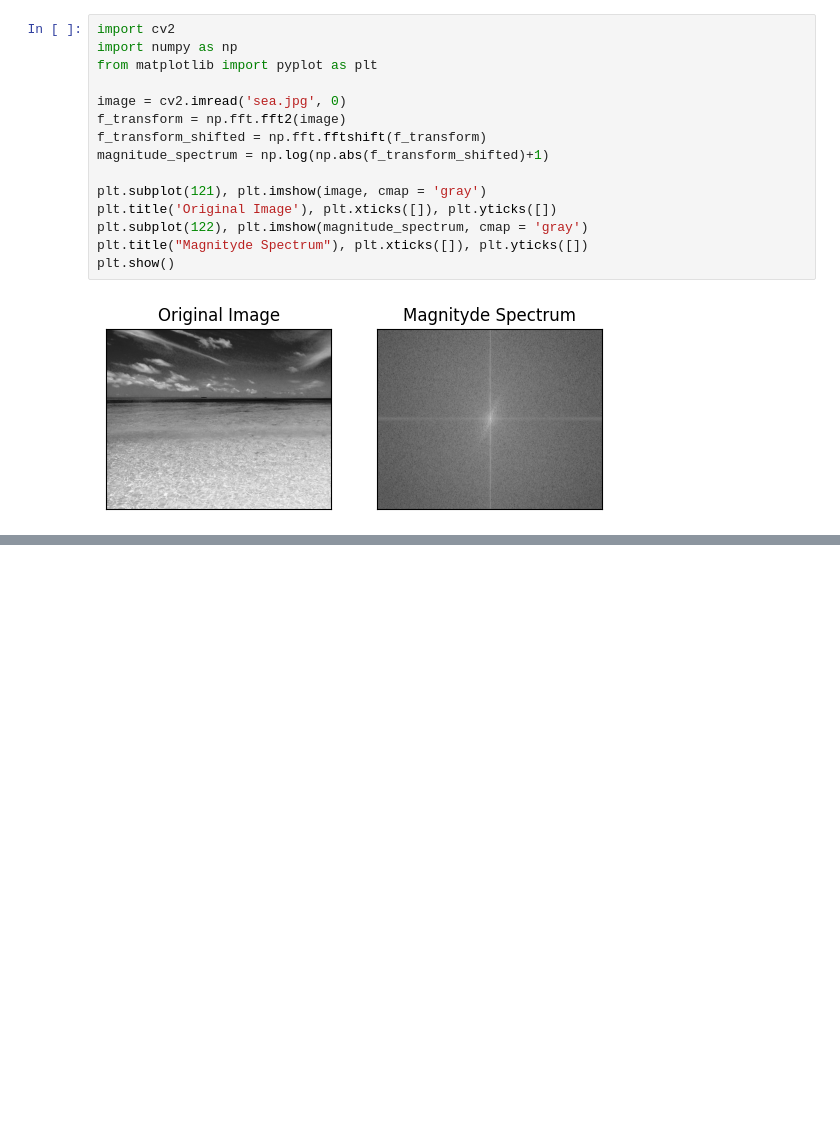
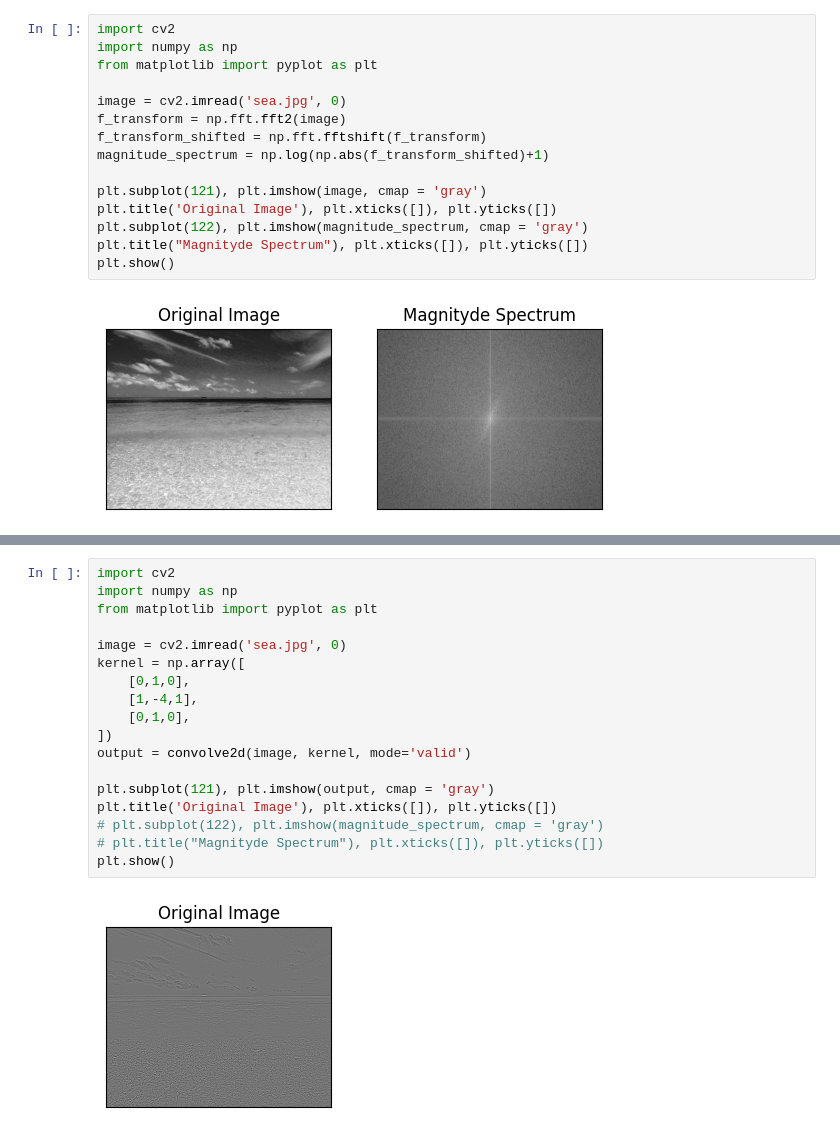
Before and after one commit to minyeong0416/Digital-signal-processing-class, a Jupyter notebook: Digital_signal_processing_ipynb의_사본.ipynb, the cells around one changed output, grey strips where cells are left out. Cells and saved outputs as stored; diff of their text form; blank space fills up the shorter version.

```diff
--- a/Digital_signal_processing_ipynb의_사본.ipynb
+++ b/Digital_signal_processing_ipynb의_사본.ipynb
@@ -595,0 +652,20 @@ plt.show()
+# %%
+import cv2
+import numpy as np
+from matplotlib import pyplot as plt
+
+image = cv2.imread('sea.jpg', 0)
+kernel = np.array([
+    [0,1,0],
+    [1,-4,1],
+    [0,1,0],
+])
+output = convolve2d(image, kernel, mode='valid')
+
+plt.subplot(121), plt.imshow(output, cmap = 'gray')
+plt.title('Original Image'), plt.xticks([]), plt.yticks([])
+# plt.subplot(122), plt.imshow(magnitude_spectrum, cmap = 'gray')
+# plt.title("Magnityde Spectrum"), plt.xticks([]), plt.yticks([])
+plt.show()
+# %% [output]
+[figure, added]
```
Also changed, not shown: parts of 2 cells of this notebook.
